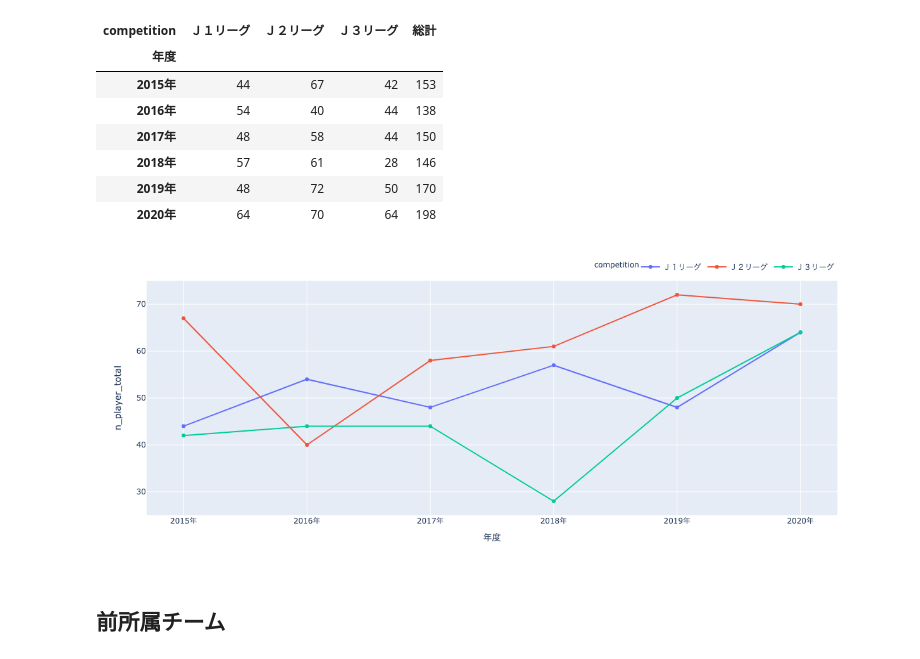
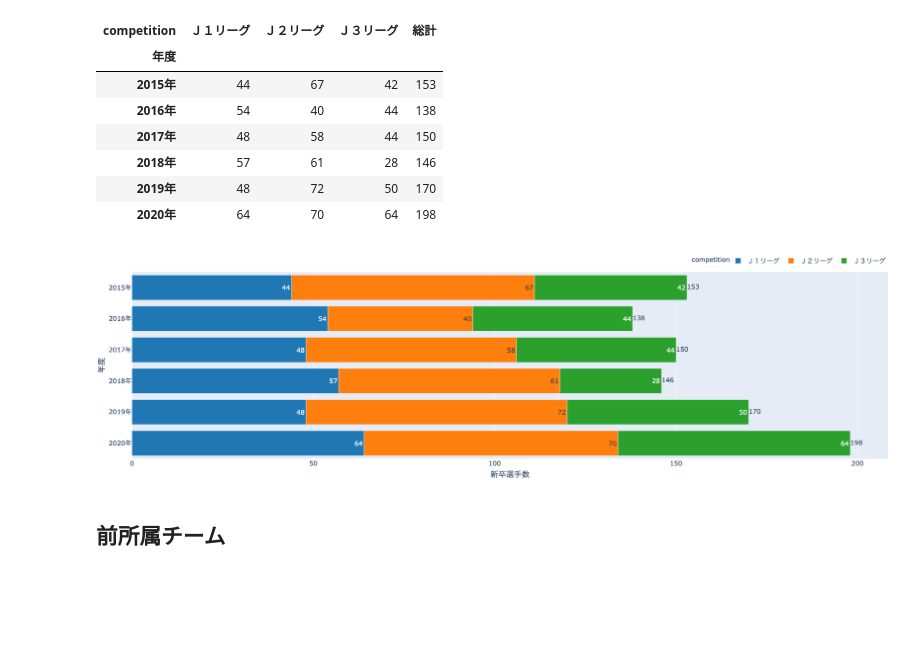
Before and after one commit to saeeeeru/ScrapingFromJLeagueData, a Jupyter notebook: notebooks/4-analyzeShinsotsuParticipateData.ipynb, the cells around one changed output. Cells and saved outputs as stored; diff of their text form; code cells hidden in the pictures; blank space fills up the shorter version.

```diff
--- a/notebooks/4-analyzeShinsotsuParticipateData.ipynb
+++ b/notebooks/4-analyzeShinsotsuParticipateData.ipynb
@@ -121,27 +122,42 @@ dfi.export(styled_pivoted_df, os.path.join(repo_dir, '新卒Jリーガーの人
 | 2019年 | 48 | 72 | 50 | 170 |
 | 2020年 | 64 | 70 | 64 | 198 |
 # %%
-fig = px.line(mst_df.groupby(['年度', 'competition'], as_index=False).agg(n_player_total=('player_name', 'nunique')),
-              x='年度', color='competition', y='n_player_total',
-              height=500, width=1000
+fig = px.bar(mst_df.groupby(['年度', 'competition'], as_index=False).agg(n_player_total=('player_name', 'nunique')).sort_values(['年度','competition'], ascending=[False, True]),
+            y='年度', color='competition', x='n_player_total', text='n_player_total',
+            height=500, width=1000, color_discrete_sequence=px.colors.qualitative.D3,
+            orientation='h'
+#               barmode='group'
              )
 
-for data in fig.data:
-    data.update(mode='markers+lines')
+fig.add_trace(go.Scatter(
+    x=pivoted_df.reset_index().sort_values('年度', ascending=False)['総計'],
+    y=pivoted_df.reset_index().sort_values('年度', ascending=False)['年度'],
+    mode="text",
+    text=pivoted_df.reset_index().sort_values('年度', ascending=False)['総計'],
+    textposition="middle right",
+    showlegend=False
+))
 
 fig.update_layout(
-        margin=dict(t=50),
+        margin=dict(t=50, r=0, b=0, l=0),
         legend=dict(
-            title=dict(font=dict(size=12)),
+            title=dict(font=dict(size=14)),
+            font=dict(size=14),
             orientation="h",
             yanchor="bottom",
             y=1.02,
             xanchor="right",
             x=1
-        )
-    )
+        ),
+        font=dict(size=14),
+        xaxis=dict(title='新卒選手数')
+)
+
+fig.write_image(os.path.join(repo_dir, '年度ごとの新卒選手数.png'))
+
+fig
 # %% [output]
-[figure, old version]
+[figure, new version]
 # %% [markdown]
 ## 前所属チーム
 # %%
```
Also changed, not shown: parts of 9 cells of this notebook, 12 other files.
